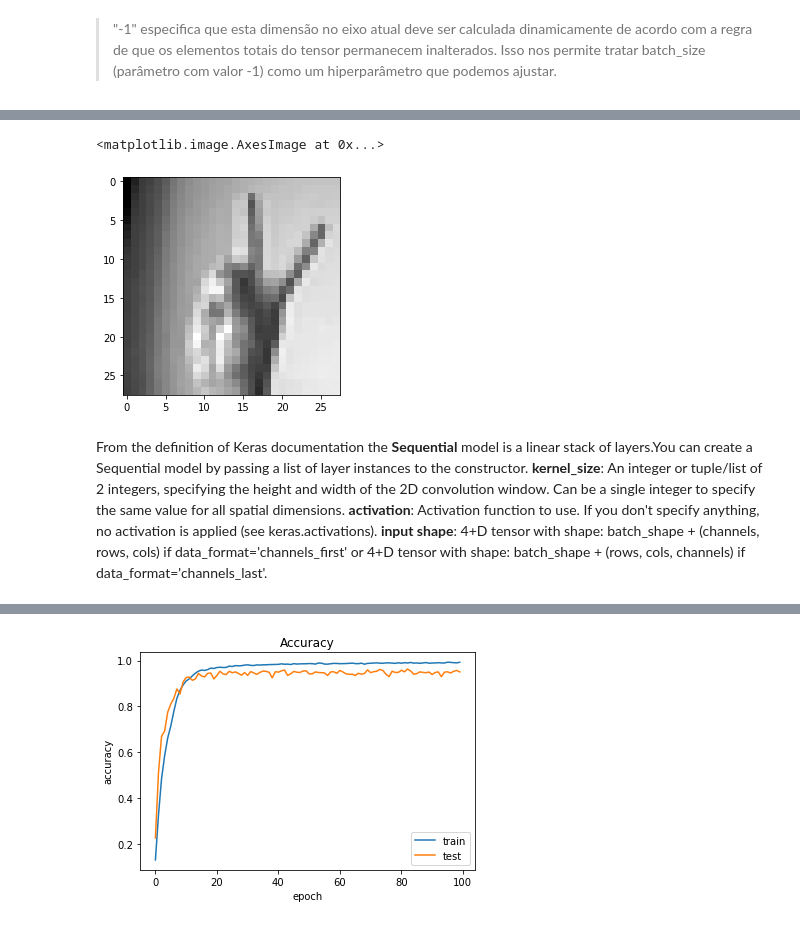
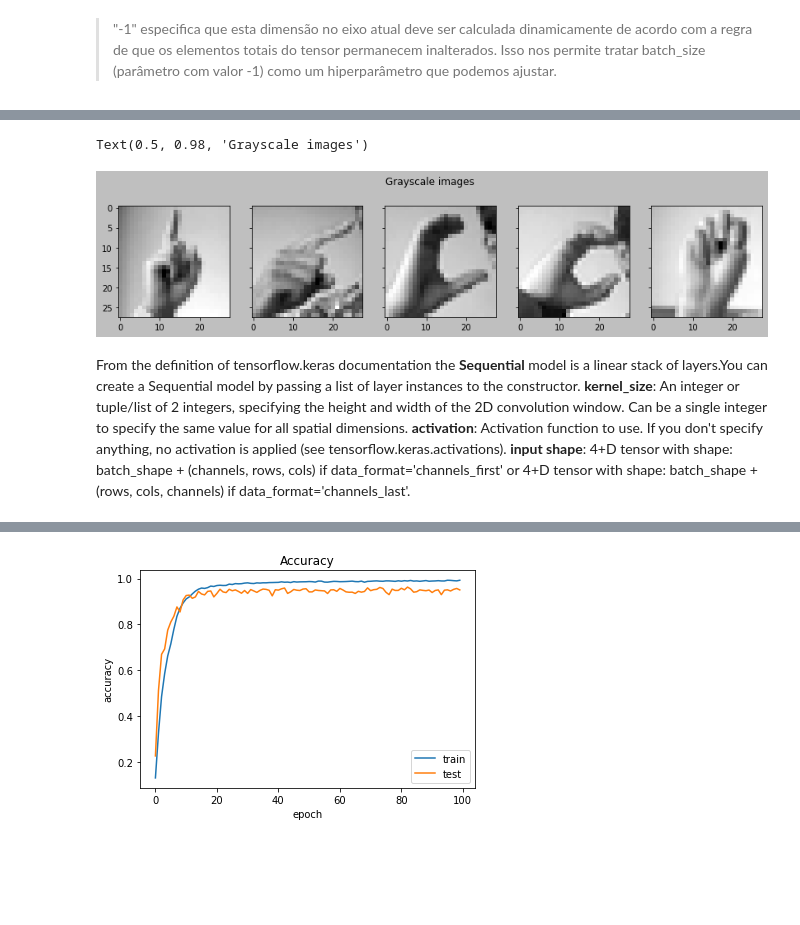
Before and after one commit to renatovalente5/AA-Projs, a Jupyter notebook: mainCNN.ipynb, the cells around one changed output, grey strips where cells are left out. Drawn from its saved outputs; the diff is of its cells as text; code cells hidden in the pictures; blank space fills up the shorter version.

```diff
--- a/mainCNN.ipynb
+++ b/mainCNN.ipynb
@@ -94,19 +102,23 @@ print(yTest)
  [0 0 1 ... 0 0 0]]
 # %%
 # show one image of train dataset
-plt.imshow(xTrain[700].reshape(28,28),cmap='gray')
+plt.style.use('grayscale')
+fig, axs = plt.subplots(1, 5, figsize=(14, 3), sharey=True)
+for i in range(5):
+        axs[i].imshow(xTrain[i].reshape(28,28),cmap='gray')
+fig.suptitle('Grayscale images')
 # %% [output]
-<matplotlib.image.AxesImage at 0x...>
+Text(0.5, 0.98, 'Grayscale images')
-[figure, old version]
+[figure, new version]
 # %%
 batch_size = 128
 # number of classes
 num_classes = 24
 epochs = 100
 # %% [markdown]
-From the definition of Keras documentation the **Sequential** model is a linear stack of layers.You can create a Sequential model by passing a list of layer instances to the constructor.
+From the definition of tensorflow.keras documentation the **Sequential** model is a linear stack of layers.You can create a Sequential model by passing a list of layer instances to the constructor.
 **kernel_size**: An integer or tuple/list of 2 integers, specifying the height and width of the 2D convolution window. Can be a single integer to specify the same value for all spatial dimensions.
-**activation**: Activation function to use. If you don't specify anything, no activation is applied (see keras.activations).
+**activation**: Activation function to use. If you don't specify anything, no activation is applied (see tensorflow.keras.activations).
 **input shape**: 4+D tensor with shape: batch_shape + (channels, rows, cols) if data_format='channels_first' or 4+D tensor with shape: batch_shape + (rows, cols, channels) if data_format='channels_last'.
 # %%
 model = Sequential()
```
Also changed, not shown: parts of 4 cells of this notebook.
